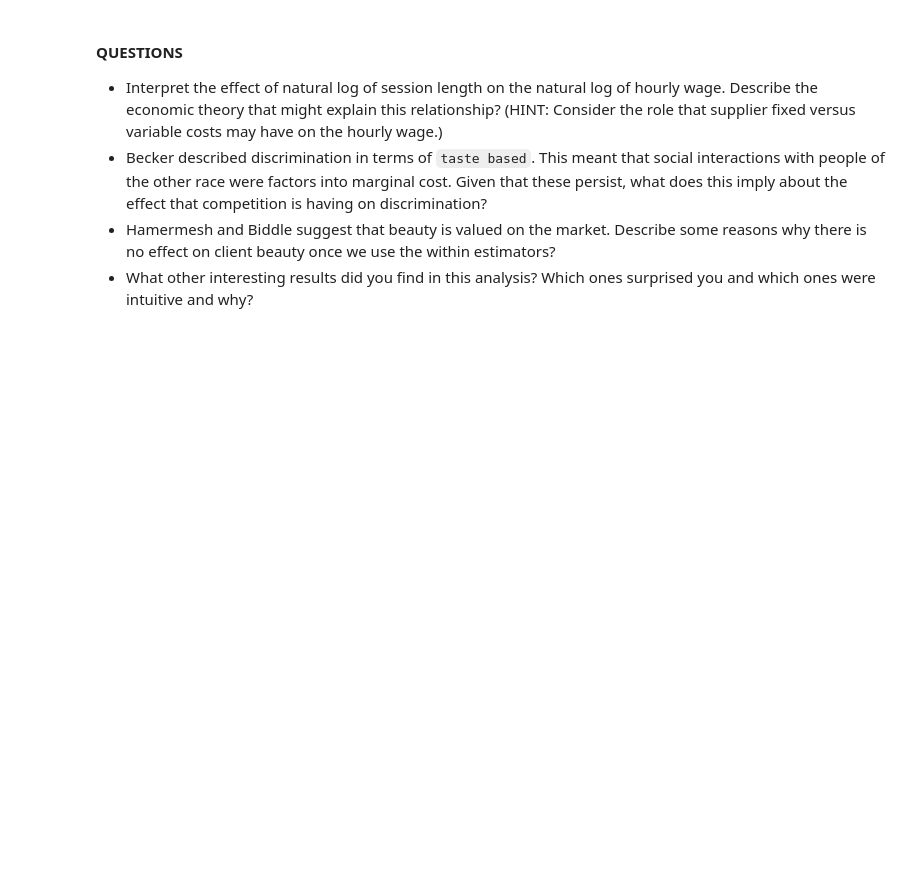
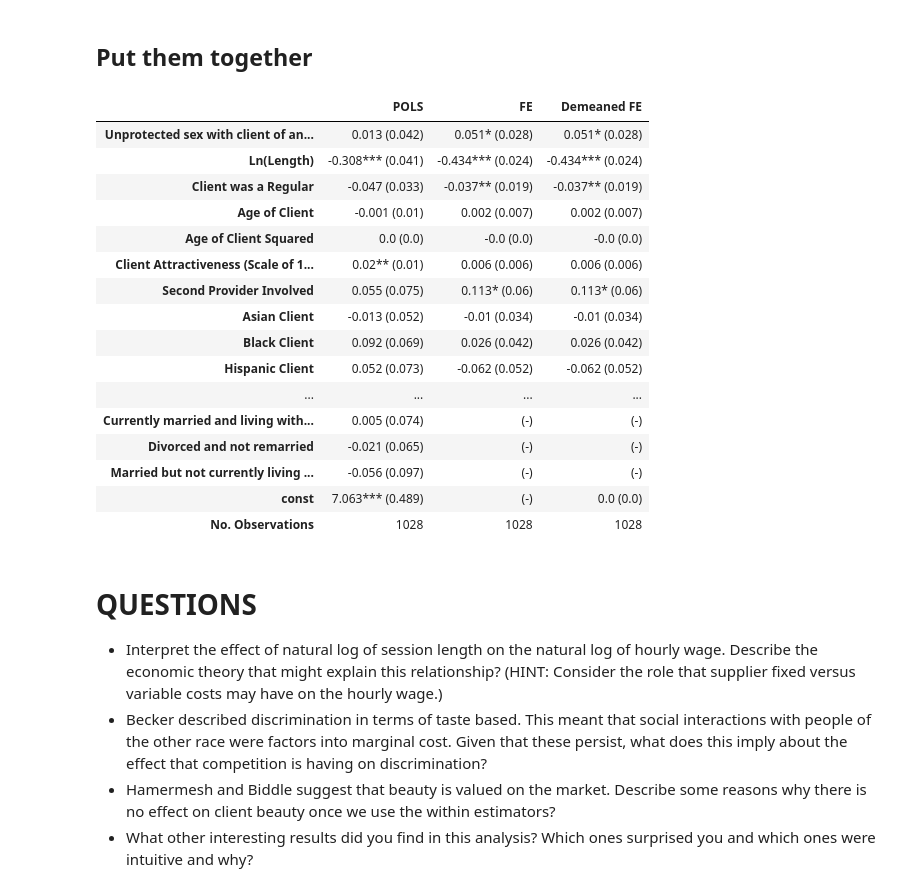
Before and after one commit to causalinfpython/mixtape, a Jupyter notebook: Panel_Data.ipynb, the cells around one changed output. Saved outputs shown, nothing was run; the diff lists cells and outputs as text; code cells hidden in the pictures; blank space fills up the shorter version.

```diff
--- a/Panel_Data.ipynb
+++ b/Panel_Data.ipynb
@@ -45,0 +94,3 @@ balanced_sasp
+# %%
+reg1= PooledOLS(df.lnw, df[regvars].assign(const=1).rename(columns=labdict)).fit(cov_type='clustered',cluster_entity=True)
+reg1
@@ -45,0 +136,4 @@ balanced_sasp
+# %%
+reg2=PanelOLS(df.lnw,df[tvars].rename(columns=labdict)
+              ,entity_effects=True).fit(cov_type='clustered', cluster_entity=True,debiased=True)
+reg2
@@ -89,6 +220,55 @@ ols.summary()
+# %% [markdown]
+## Put them together
+# %%
+def readreg(res,sig_levels=[0.01,0.05,0.1],bnum=3,senum=3):
+  """
+  Function to extract information from regression results
+  res: input a linearmodels.panel.results.PanelResults object
+  sig_levels: significance levels (list)
+  bnum: numer of digits for parameters
+  senum: number of digits for standard errors
+  """
+  # Extract stats
+  stats=[str(cell).strip() for r  in res.summary.tables[0] for cell in r]
+  stats={stats[i]:stats[i+1] for i in range(0, len(stats)-1,2)}
+  # Extract estimates
+  T=pd.DataFrame(res.summary.tables[1])
+  T.columns=['var','b','se','tstat','pval','low','up']
+  T=T[1:].astype('string')
+  T[['b','se','pval']]=T[['b','se','pval']].astype('float',copy=False)
+  #  Create stars
+  T['star']=''
+  for level in sorted(sig_levels):
+    T['star']=T.star+np.where(T.pval<=level,"*","")
+  T['out']=T.b.map(lambda x: str(round(x,bnum)))+T.star +"\n("+T.se.map(lambda x: str(round(x,senum)))+")"
+  #Add stats
+  T=T.append(pd.DataFrame({'var': ['No. Observations'],'out':[stats['No. Observations:']]}))
+  return T.set_index('var')[['out']]
+# %%
+res=pd.concat([readreg(reg) for reg in [reg1,reg2,reg3]],axis=1).fillna('(-)')
+res.columns=['POLS','FE','Demeaned FE']
+pretty_print(res)
+# %% [output]
+|  | POLS | FE | Demeaned FE |
+| Unprotected sex with client of an... | 0.013 (0.042) | 0.051* (0.028) | 0.051* (0.028) |
+| Ln(Length) | -0.308*** (0.041) | -0.434*** (0.024) | -0.434*** (0.024) |
+| Client was a Regular | -0.047 (0.033) | -0.037** (0.019) | -0.037** (0.019) |
+| Age of Client | -0.001 (0.01) | 0.002 (0.007) | 0.002 (0.007) |
+| Age of Client Squared | 0.0 (0.0) | -0.0 (0.0) | -0.0 (0.0) |
+| Client Attractiveness (Scale of 1... | 0.02** (0.01) | 0.006 (0.006) | 0.006 (0.006) |
+| Second Provider Involved | 0.055 (0.075) | 0.113* (0.06) | 0.113* (0.06) |
+| Asian Client | -0.013 (0.052) | -0.01 (0.034) | -0.01 (0.034) |
+| Black Client | 0.092 (0.069) | 0.026 (0.042) | 0.026 (0.042) |
+| Hispanic Client | 0.052 (0.073) | -0.062 (0.052) | -0.062 (0.052) |
+| ... | ... | ... | ... |
+| Currently married and living with... | 0.005 (0.074) | (-) | (-) |
+| Divorced and not remarried | -0.021 (0.065) | (-) | (-) |
+| Married but not currently living ... | -0.056 (0.097) | (-) | (-) |
+| const | 7.063*** (0.489) | (-) | 0.0 (0.0) |
+| No. Observations | 1028 | 1028 | 1028 |
 # %% [markdown]
-#### QUESTIONS
-- Interpret the effect of natural log of session length on the natural log of hourly wage.  Describe the economic theory that might explain this relationship?  (HINT: Consider the role that supplier fixed versus variable costs may have on the hourly wage.)
-- Becker described discrimination in terms of ``taste based``.  This meant that social interactions with people of the other race were factors into marginal cost.  Given that these persist, what does this imply about the effect that competition is having on discrimination?
-- Hamermesh and Biddle suggest that beauty is valued on the market.  Describe some reasons why there is no effect on client beauty once we use the within estimators?
-- What other interesting results did you find in this analysis?  Which ones surprised you and which ones were intuitive and why?
+# QUESTIONS
+- Interpret the effect of natural log of session length on the natural log of hourly wage. Describe the economic theory that might explain this relationship? (HINT: Consider the role that supplier fixed versus variable costs may have on the hourly wage.)
+- Becker described discrimination in terms of taste based. This meant that social interactions with people of the other race were factors into marginal cost. Given that these persist, what does this imply about the effect that competition is having on discrimination?
+- Hamermesh and Biddle suggest that beauty is valued on the market. Describe some reasons why there is no effect on client beauty once we use the within estimators?
+- What other interesting results did you find in this analysis? Which ones surprised you and which ones were intuitive and why?
```
Also changed, not shown: parts of 26 cells of this notebook.
